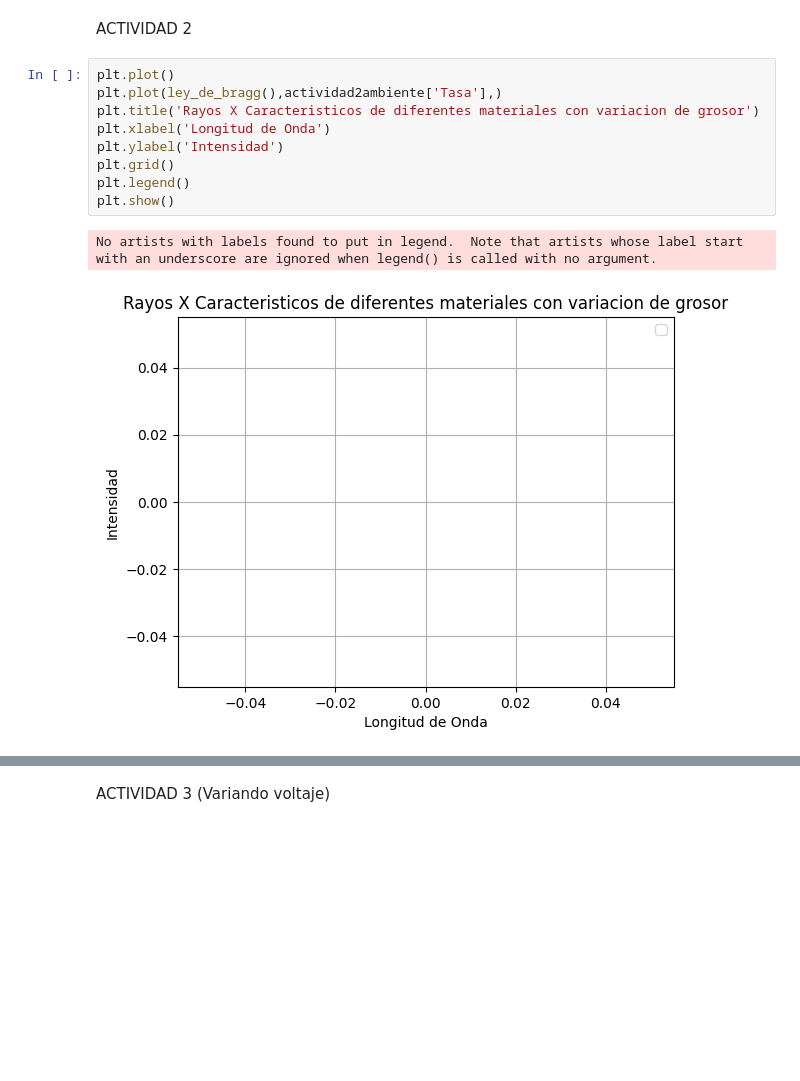
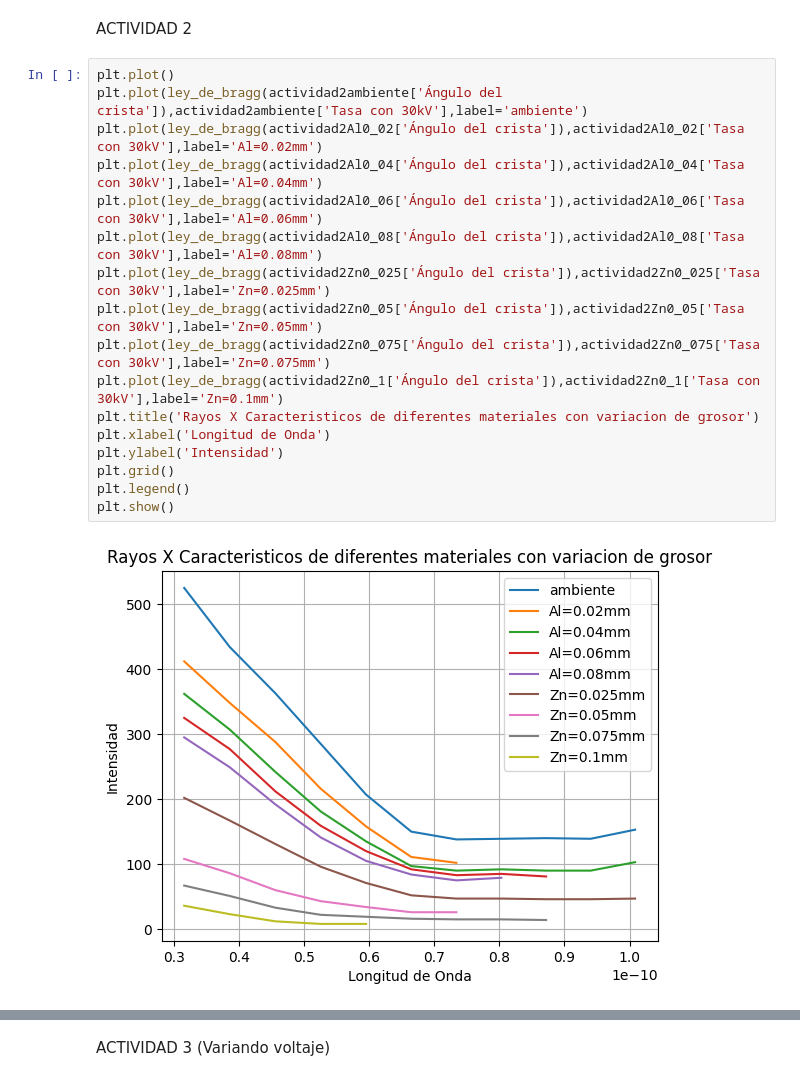
Before and after one commit to LabIntermedio/COD-INTERMEDIO, a Jupyter notebook: Rayos X/Rayos X.ipynb, the cells around one changed output, grey strips where cells are left out. Saved outputs shown, nothing was run; the diff lists cells and outputs as text; blank space fills up the shorter version.

```diff
--- a/Rayos X/Rayos X.ipynb
+++ b/Rayos X/Rayos X.ipynb
@@ -113,15 +111,22 @@ plt.show()
 [figure]
 # %% [markdown]
 ACTIVIDAD 2
-# %%
-plt.plot()
-plt.plot(ley_de_bragg(),actividad2ambiente['Tasa'],)
-plt.title('Rayos X Caracteristicos de diferentes materiales con variacion de grosor')
-plt.xlabel('Longitud de Onda')
-plt.ylabel('Intensidad')
-plt.grid()
-plt.legend()
-plt.show()
-# %% [output]
-No artists with labels found to put in legend.  Note that artists whose label start with an underscore are ignored when legend() is called with no argument.
-[figure, removed]
+# %%
+plt.plot()
+plt.plot(ley_de_bragg(actividad2ambiente['Ángulo del crista']),actividad2ambiente['Tasa con 30kV'],label='ambiente')
+plt.plot(ley_de_bragg(actividad2Al0_02['Ángulo del crista']),actividad2Al0_02['Tasa con 30kV'],label='Al=0.02mm')
+plt.plot(ley_de_bragg(actividad2Al0_04['Ángulo del crista']),actividad2Al0_04['Tasa con 30kV'],label='Al=0.04mm')
+plt.plot(ley_de_bragg(actividad2Al0_06['Ángulo del crista']),actividad2Al0_06['Tasa con 30kV'],label='Al=0.06mm')
+plt.plot(ley_de_bragg(actividad2Al0_08['Ángulo del crista']),actividad2Al0_08['Tasa con 30kV'],label='Al=0.08mm')
+plt.plot(ley_de_bragg(actividad2Zn0_025['Ángulo del crista']),actividad2Zn0_025['Tasa con 30kV'],label='Zn=0.025mm')
+plt.plot(ley_de_bragg(actividad2Zn0_05['Ángulo del crista']),actividad2Zn0_05['Tasa con 30kV'],label='Zn=0.05mm')
+plt.plot(ley_de_bragg(actividad2Zn0_075['Ángulo del crista']),actividad2Zn0_075['Tasa con 30kV'],label='Zn=0.075mm')
+plt.plot(ley_de_bragg(actividad2Zn0_1['Ángulo del crista']),actividad2Zn0_1['Tasa con 30kV'],label='Zn=0.1mm')
+plt.title('Rayos X Caracteristicos de diferentes materiales con variacion de grosor')
+plt.xlabel('Longitud de Onda')
+plt.ylabel('Intensidad')
+plt.grid()
+plt.legend()
+plt.show()
+# %% [output]
+[figure, added]
```
Also changed, not shown: parts of 2 cells of this notebook.
